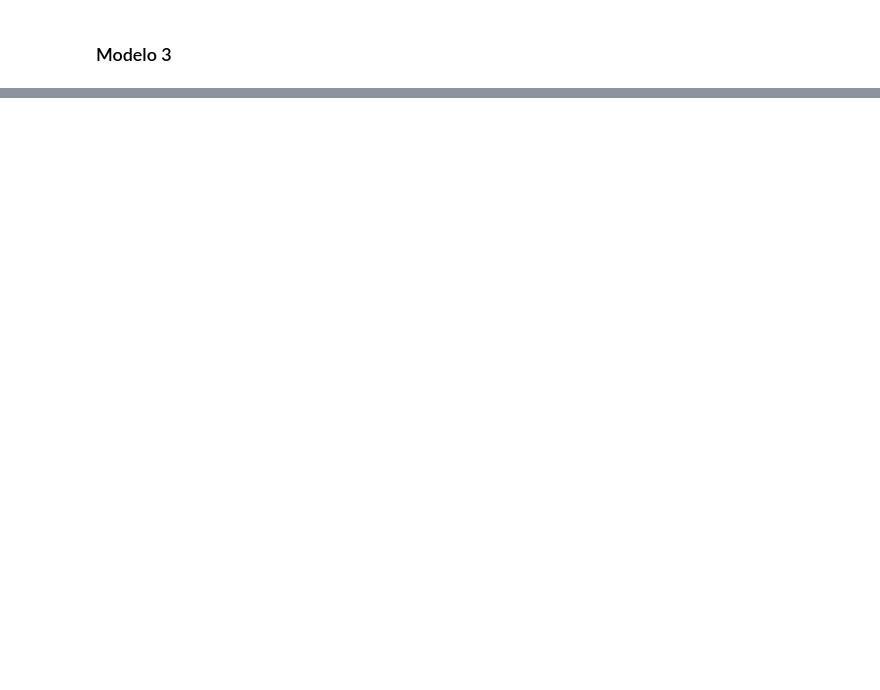
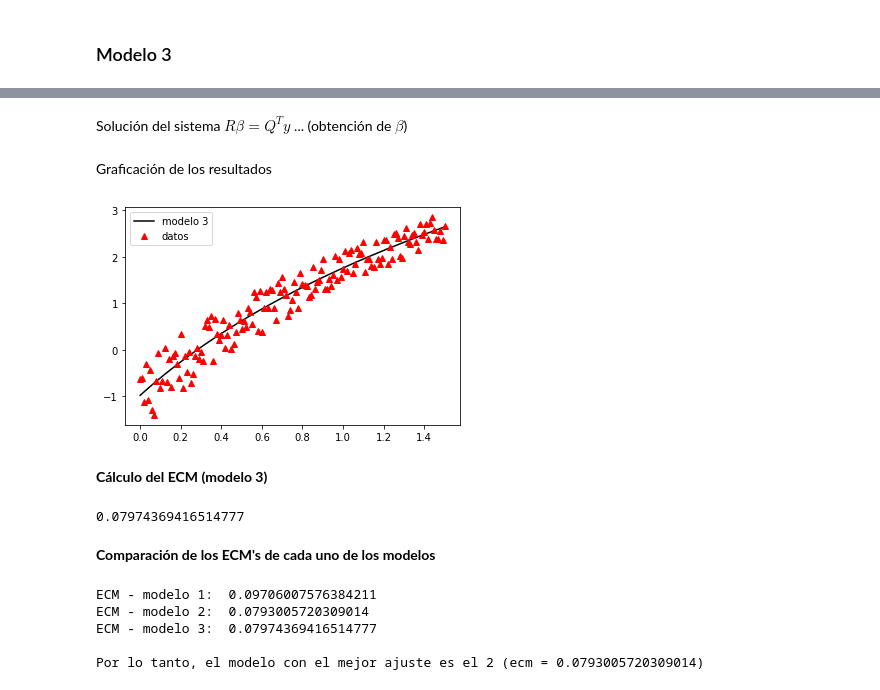
Before and after one commit to Roberto919/Propedeutico, a Jupyter notebook: Ejercicios_clase/3_algebra_lineal/3_minimos_cuadrados.ipynb, the cells around one changed output, grey strips where cells are left out. Cells and saved outputs as stored; diff of their text form; code cells hidden in the pictures; blank space fills up the shorter version.

```diff
--- a/Ejercicios_clase/3_algebra_lineal/3_minimos_cuadrados.ipynb
+++ b/Ejercicios_clase/3_algebra_lineal/3_minimos_cuadrados.ipynb
@@ -449,0 +516,2 @@ plt.show()
+# %%
+phi_3 = lambda var: np.log(var + 1)
@@ -449,0 +520,43 @@ plt.show()
+# %%
+m_points = x.shape
+A = np.ones((m_points[0], 2))
+A[:, 1] = phi_3(x)
+# %% [markdown]
+Solución del sistema $R\beta = Q^Ty$ ... (obtención de $\beta$)
+# %%
+Q, R = np.linalg.qr(A)
+beta = np.linalg.solve(R, Q.T@y)
+# %%
+y_hat_QR_m3 = A@beta
+# %% [markdown]
+Graficación de los resultados
+# %%
+plt.plot(
+    x, y_hat_QR_m3, 'k-',
+    x, y, 'r^'
+)
+plt.legend(['modelo 3', 'datos'], loc='best')
+plt.show()
+# %% [output]
+[figure, added]
+# %% [markdown]
+**Cálculo del ECM (modelo 3)**
+# %%
+ecm_m3 = MSE(y, y_hat_QR_m3)
+ecm_m3
+# %% [output]
+0.07974369416514777
+# %% [markdown]
+**Comparación de los ECM's de cada uno de los modelos**
+# %%
+print('ECM - modelo 1: ', ecm_m1)
+print('ECM - modelo 2: ', ecm_m2)
+print('ECM - modelo 3: ', ecm_m3)
+print()
+print('Por lo tanto, el modelo con el mejor ajuste es el 2 (ecm = {})'.format(ecm_m2))
+# %% [output]
+ECM - modelo 1:  0.09706007576384211
+ECM - modelo 2:  0.0793005720309014
+ECM - modelo 3:  0.07974369416514777
+
+Por lo tanto, el modelo con el mejor ajuste es el 2 (ecm = 0.0793005720309014)
```
Also changed, not shown: parts of 30 cells of this notebook.
